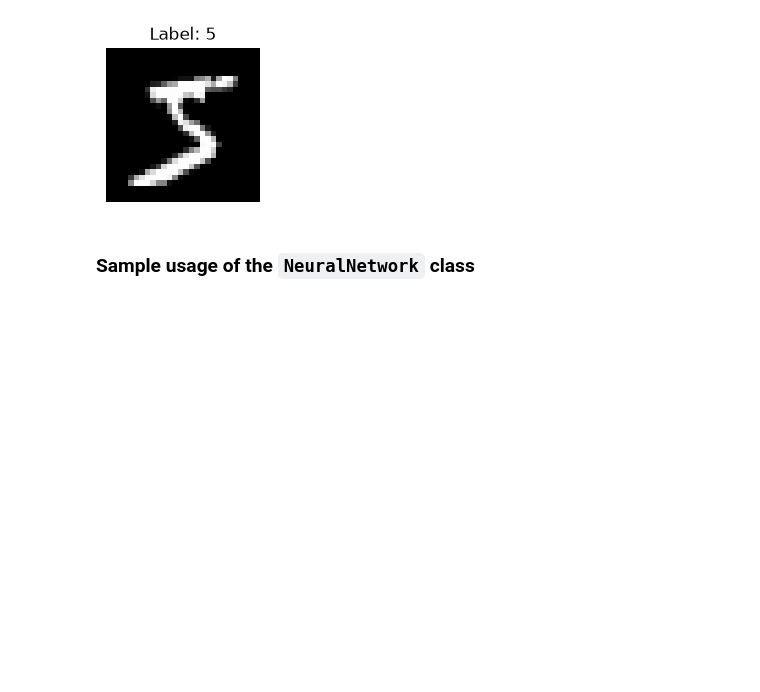
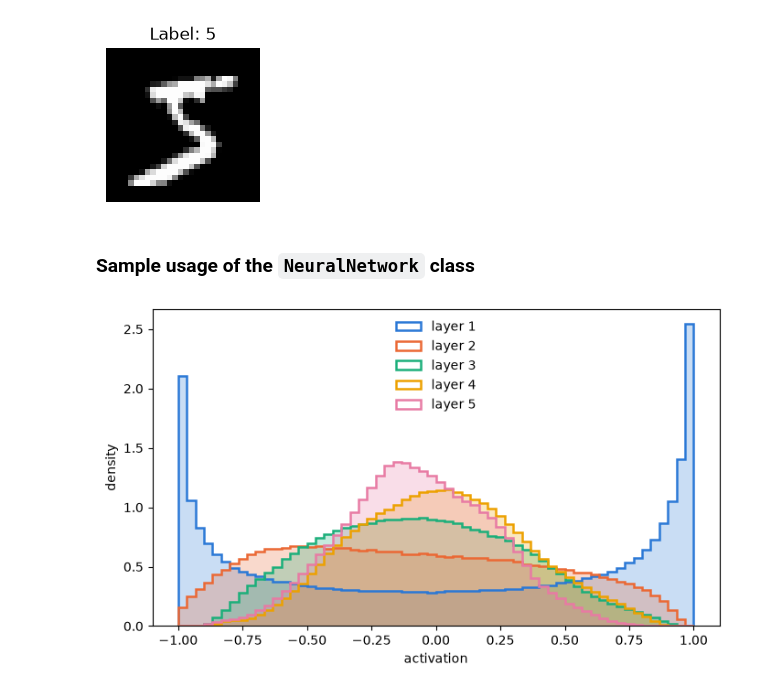
Before and after one commit to eoghan-hayes/VanishingExplodingSignals, a Jupyter notebook: variance_at_init.ipynb, the cells around one changed output. Cells and saved outputs as stored; diff of their text form; code cells hidden in the pictures; blank space fills up the shorter version.

Commit message:
Added activation histogram

```diff
--- a/variance_at_init.ipynb
+++ b/variance_at_init.ipynb
@@ -70,3 +70,21 @@ loss.backward()
 # Access the activation and gradient values from the results
 acts = [h for h in net.h]
 grads = [h.grad for h in net.h]
+# %%
+acts = [h for h in net.h]
+xs = [a.detach().cpu().flatten().numpy() for a in acts]
+
+colors = ["#2a78d6", "#eb6834", "#1baf7a", "#eda100", "#e87ba4"]
+bins = np.histogram_bin_edges(np.concatenate(xs), bins=60)  # shared edges
+
+fig, ax = plt.subplots(figsize=(8, 4.5))
+for i, (x, c) in enumerate(zip(xs, colors)):
+    ax.hist(x, bins=bins, density=True, color=c, alpha=0.25, histtype="stepfilled", lw=0)
+    ax.hist(x, bins=bins, density=True, color=c, histtype="step", lw=1.8, label=f"layer {i+1}")
+
+ax.set_xlabel("activation")
+ax.set_ylabel("density")
+ax.legend(frameon=False)
+plt.show()
+# %% [output]
+[figure, added]
```
